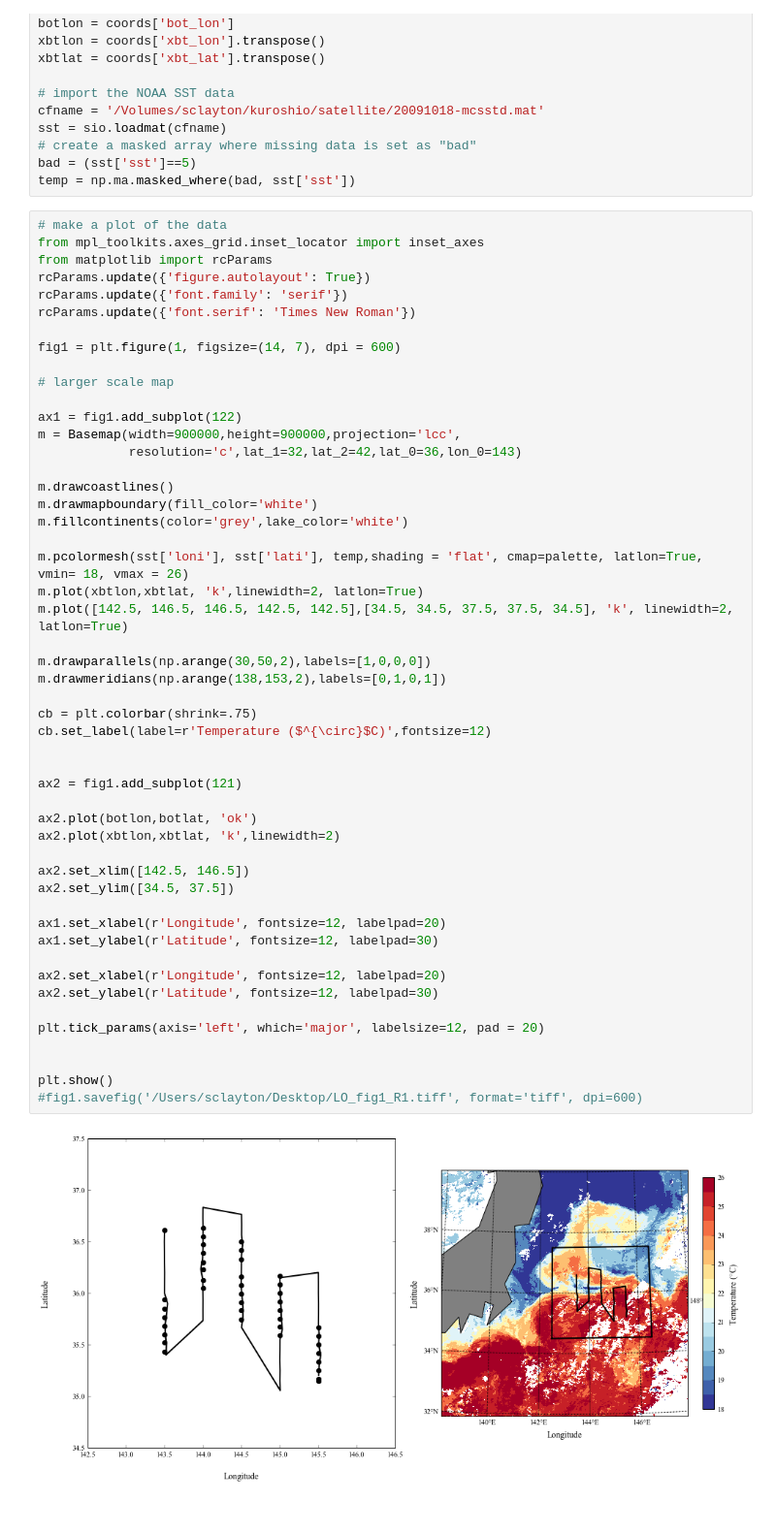
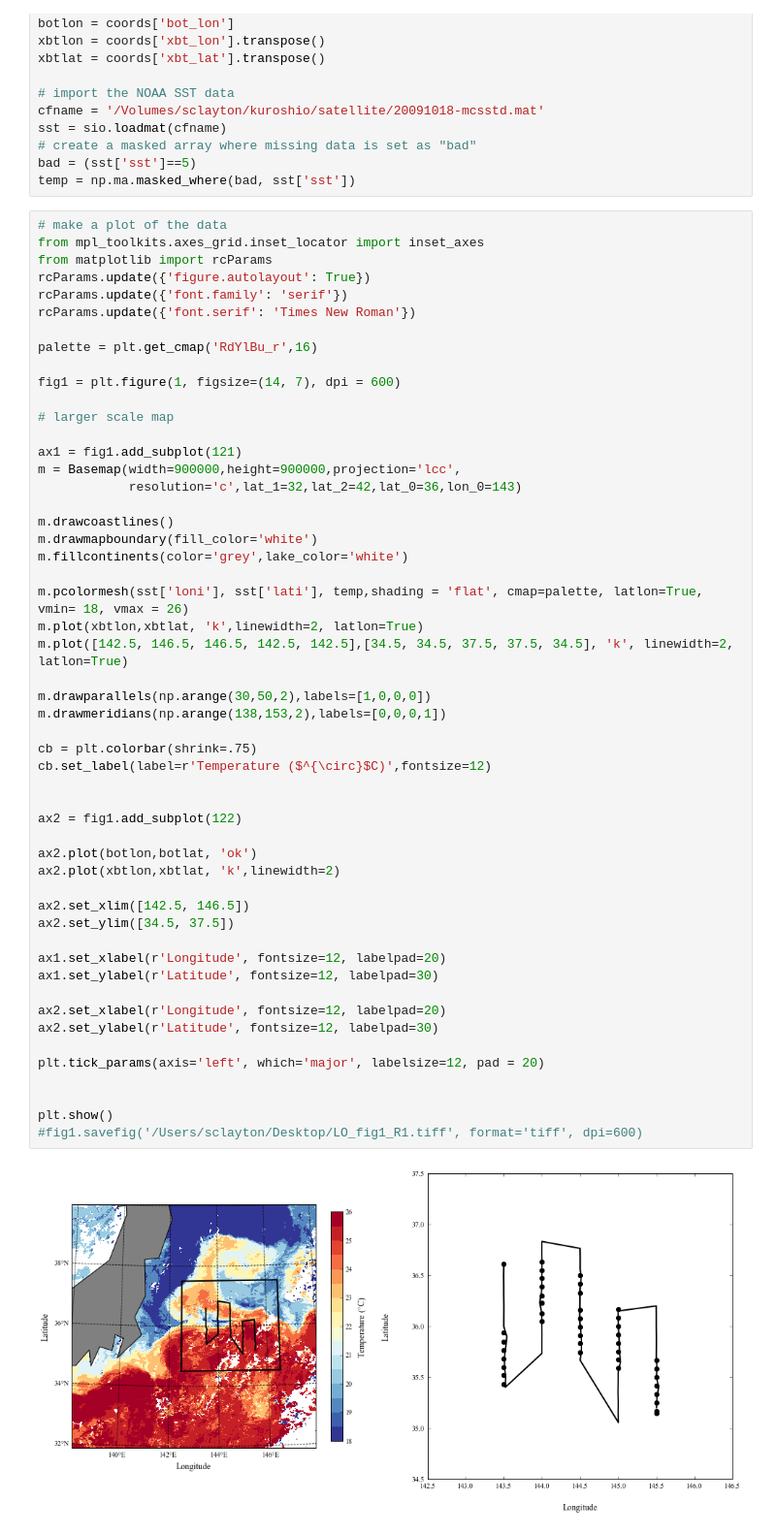
Before and after one commit to sophieclayton/ostreo_analysis, a Jupyter notebook: python_figures/figure1_R1.ipynb, the cells around one changed output. Shown at 97% size. Cells and saved outputs as stored; diff of their text form.

Commit message:
working on new version of figure 1

```diff
--- a/python_figures/figure1_R1.ipynb
+++ b/python_figures/figure1_R1.ipynb
@@ -31,11 +31,13 @@ rcParams.update({'figure.autolayout': True})
 rcParams.update({'font.family': 'serif'})
 rcParams.update({'font.serif': 'Times New Roman'})
 
+palette = plt.get_cmap('RdYlBu_r',16)
+
 fig1 = plt.figure(1, figsize=(14, 7), dpi = 600)
 
 # larger scale map
 
-ax1 = fig1.add_subplot(122)
+ax1 = fig1.add_subplot(121)
 m = Basemap(width=900000,height=900000,projection='lcc',
             resolution='c',lat_1=32,lat_2=42,lat_0=36,lon_0=143)
 
@@ -45,33 +47,33 @@ m.fillcontinents(color='grey',lake_color='white')
 
 m.pcolormesh(sst['loni'], sst['lati'], temp,shading = 'flat', cmap=palette, latlon=True, vmin= 18, vmax = 26)
 m.plot(xbtlon,xbtlat, 'k',linewidth=2, latlon=True)
 m.plot([142.5, 146.5, 146.5, 142.5, 142.5],[34.5, 34.5, 37.5, 37.5, 34.5], 'k', linewidth=2,  latlon=True)
 
 m.drawparallels(np.arange(30,50,2),labels=[1,0,0,0])
-m.drawmeridians(np.arange(138,153,2),labels=[0,1,0,1])
+m.drawmeridians(np.arange(138,153,2),labels=[0,0,0,1])
 
 cb = plt.colorbar(shrink=.75)
 cb.set_label(label=r'Temperature ($^{\circ}$C)',fontsize=12)
 
 
-ax2 = fig1.add_subplot(121)
+ax2 = fig1.add_subplot(122)
 
 ax2.plot(botlon,botlat, 'ok')
 ax2.plot(xbtlon,xbtlat, 'k',linewidth=2)
 
 ax2.set_xlim([142.5, 146.5])
 ax2.set_ylim([34.5, 37.5])
 
 ax1.set_xlabel(r'Longitude', fontsize=12, labelpad=20)
 ax1.set_ylabel(r'Latitude', fontsize=12, labelpad=30)
 
 ax2.set_xlabel(r'Longitude', fontsize=12, labelpad=20)
 ax2.set_ylabel(r'Latitude', fontsize=12, labelpad=30)
 
 plt.tick_params(axis='left', which='major', labelsize=12, pad = 20)
 
 
 plt.show()
 #fig1.savefig('/Users/sclayton/Desktop/LO_fig1_R1.tiff', format='tiff', dpi=600)
 # %% [output]
-[figure, old version]
+[figure, new version]
```
Also changed, not shown: 1 other file.
